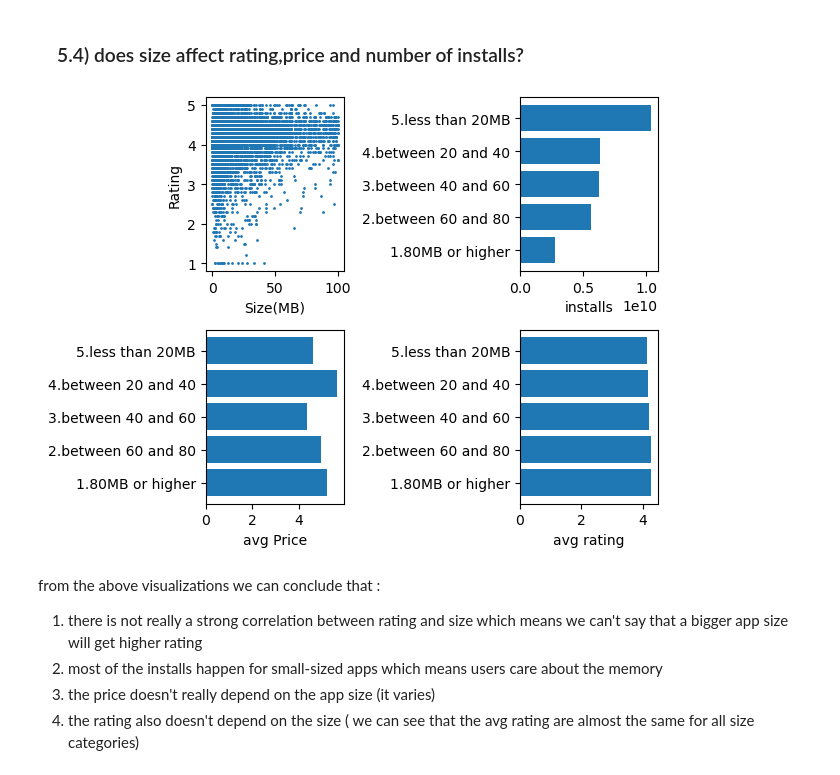
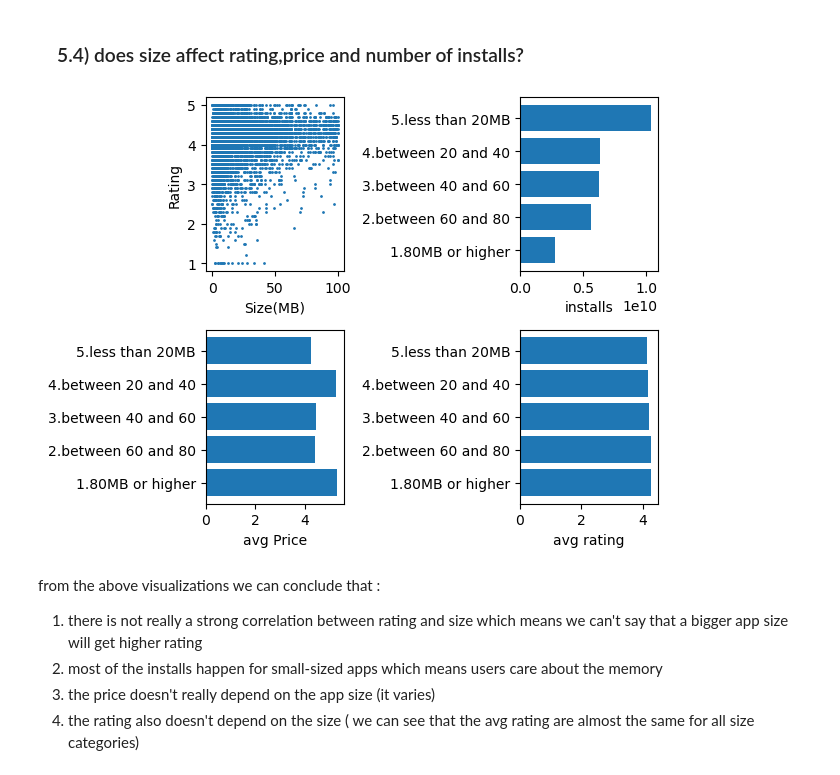
Before and after one commit to MazenSaaed11/Data-Analysis-Projects, a Jupyter notebook: Google Play EDA - Python/google-play-eda.ipynb, the cells around one changed output. Cells and saved outputs as stored; diff of their text form; code cells hidden in the pictures.

```diff
--- a/Google Play EDA - Python/google-play-eda.ipynb
+++ b/Google Play EDA - Python/google-play-eda.ipynb
@@ -16,7 +16,7 @@ import pandas as pd
 import numpy as np
 import matplotlib.pyplot as plt
 
-apps = pd.read_csv("../input/processed-android/apps.csv",index_col = 0)
+apps = pd.read_csv("../input/processed-android/apps.csv",usecols = ['App','Category','Rating','Reviews','Size','Installs','Type','Price'])
 reviews = pd.read_csv("../input/processed-android/user_reviews.csv",usecols = ['App','Sentiment','Sentiment_Polarity'])
 # %%
 apps.head()
@@ -161,3 +147,0 @@ Android Ver
-# %%
-apps['Current Ver'] = apps['Current Ver'].astype(str)
-apps['Android Ver'] = apps['Android Ver'].astype(str)
@@ -250,35 +233,36 @@ plt.show()
 # %%
 apps.loc[apps['Size']>=80,'Size_cat'] = '1.80MB or higher'
 apps.loc[(apps['Size']>=60) & (apps['Size'] <80),'Size_cat'] = '2.between 60 and 80'
 apps.loc[(apps['Size']>=40) & (apps['Size'] <60),'Size_cat'] = '3.between 40 and 60'
 apps.loc[(apps['Size']>=20) & (apps['Size'] <40),'Size_cat'] = '4.between 20 and 40'
 apps.loc[apps['Size']<20,'Size_cat'] = '5.less than 20MB'
 
-edited_apps = apps.dropna(subset = ['Rating','Size','Installs'],how = 'any')
-gg = edited_apps.groupby('Size_cat').agg({'Rating':['mean'],'Installs':['sum']})
+edited_apps2 = apps.dropna(subset = ['Rating','Size','Installs'],how = 'any')
+group1 = edited_apps2.groupby('Size_cat').agg({'Rating':['mean'],'Installs':['sum']})
 
-paid_apps2 = apps.loc[apps['Type']=='Paid']
-edited_apps2 = paid_apps2.dropna(subset = ['Size','Price'],how = 'any')
-ggg = edited_apps2.groupby('Size_cat')['Price'].mean()
+paid_apps2 = edited_apps2.loc[edited_apps2['Type']=='Paid']
+
+edited_apps3 = paid_apps2.dropna(subset = ['Price'])
+group2 = edited_apps3.groupby('Size_cat')['Price'].mean()
 
 fig,((ax1,ax2),(ax3,ax4)) = plt.subplots(nrows = 2,ncols = 2)
-ax1.scatter(edited_apps['Size'],edited_apps['Rating'],s = 1)
+ax1.scatter(edited_apps2['Size'],edited_apps2['Rating'],s = 1)
 ax1.set_xlabel('Size(MB)')
 ax1.set_ylabel('Rating')
 
-ax2.barh(gg.index,gg[('Installs','sum')])
+ax2.barh(group1.index,group1[('Installs','sum')])
 ax2.set_xlabel('installs')
 
-ax3.barh(ggg.index,ggg.values)
+ax3.barh(group2.index,group2.values)
 ax3.set_xlabel('avg Price')
 
-ax4.barh(gg.index,gg[('Rating','mean')])
+ax4.barh(group1.index,group1[('Rating','mean')])
 ax4.set_xlabel('avg rating')
 
 plt.tight_layout()
 plt.show()
 # %% [output]
-[figure, old version]
+[figure, new version]
 # %% [markdown]
 from the above visualizations we can conclude that :
 1. there is not really a strong correlation between rating and size which means we can't say that a bigger app size will get higher    rating
```
Also changed, not shown: parts of 15 cells of this notebook.
